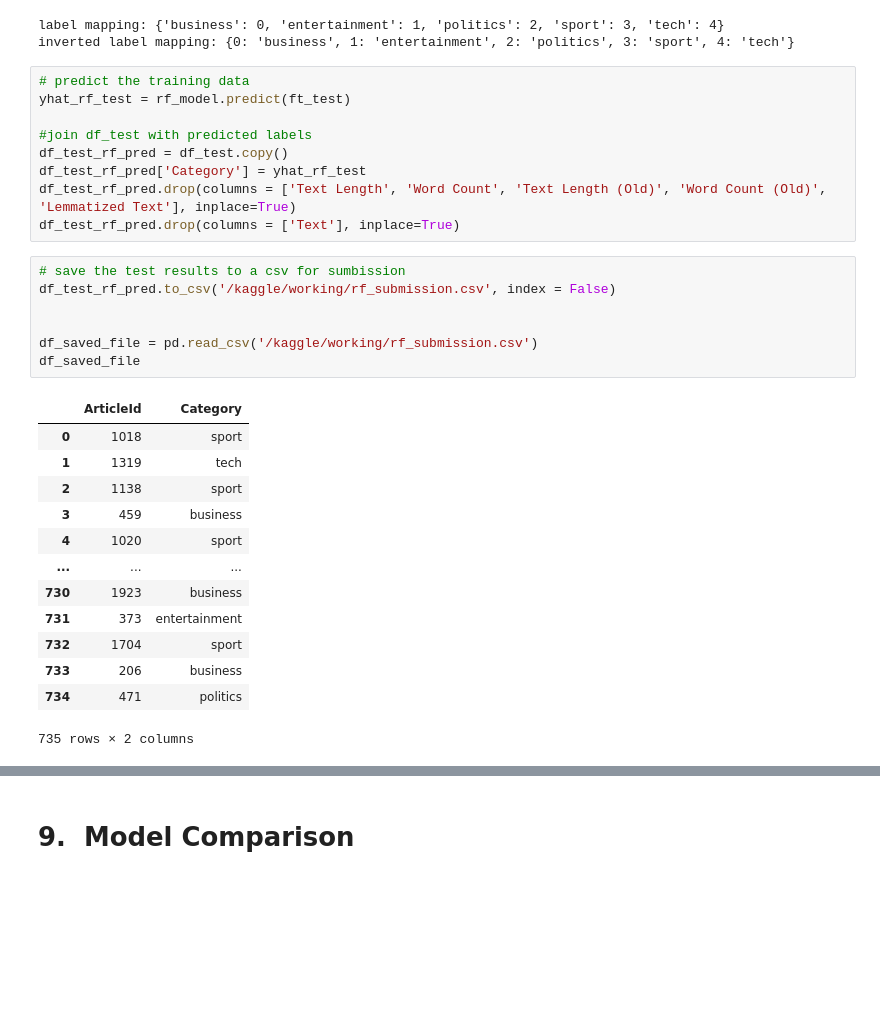
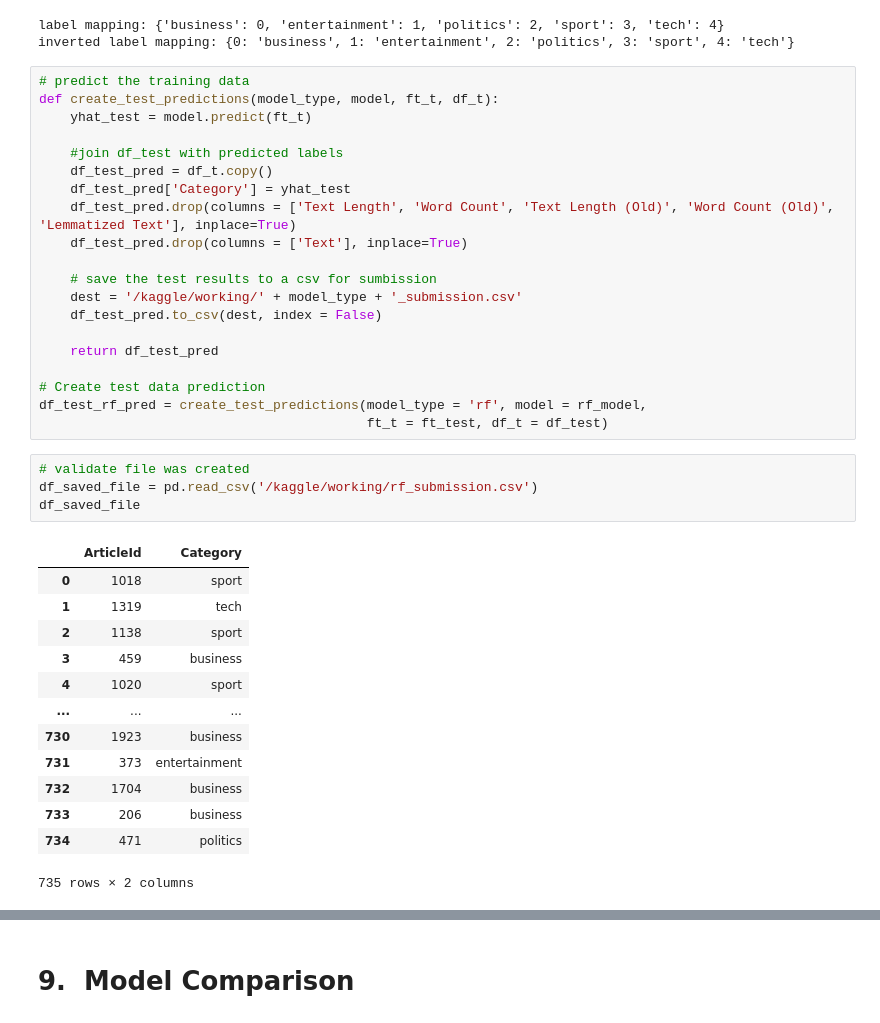
Before and after one commit to TOM-BOHN/MsDS-news-articles-categorization, a Jupyter notebook: news-articles-categorization.ipynb, the cells around one changed output, grey strips where cells are left out. Saved outputs shown, nothing was run; the diff lists cells and outputs as text; blank space fills up the shorter version.

```diff
--- a/news-articles-categorization.ipynb
+++ b/news-articles-categorization.ipynb
@@ -1105,31 +1101,39 @@ label mapping: {'business': 0, 'entertainment': 1, 'politics': 2, 'sport': 3, 't
 inverted label mapping: {0: 'business', 1: 'entertainment', 2: 'politics', 3: 'sport', 4: 'tech'}
 # %%
 # predict the training data
-yhat_rf_test = rf_model.predict(ft_test)
+def create_test_predictions(model_type, model, ft_t, df_t):
+    yhat_test = model.predict(ft_t)
 
-#join df_test with predicted labels
-df_test_rf_pred = df_test.copy()
-df_test_rf_pred['Category'] = yhat_rf_test
-df_test_rf_pred.drop(columns = ['Text Length', 'Word Count', 'Text Length (Old)', 'Word Count (Old)', 'Lemmatized Text'], inplace=True)
-df_test_rf_pred.drop(columns = ['Text'], inplace=True)
+    #join df_test with predicted labels
+    df_test_pred = df_t.copy()
+    df_test_pred['Category'] = yhat_test
+    df_test_pred.drop(columns = ['Text Length', 'Word Count', 'Text Length (Old)', 'Word Count (Old)', 'Lemmatized Text'], inplace=True)
+    df_test_pred.drop(columns = ['Text'], inplace=True)
+
+    # save the test results to a csv for sumbission
+    dest = '/kaggle/working/' + model_type + '_submission.csv'
+    df_test_pred.to_csv(dest, index = False)
+
+    return df_test_pred
+
+# Create test data prediction
+df_test_rf_pred = create_test_predictions(model_type = 'rf', model = rf_model,
+                                          ft_t = ft_test, df_t = df_test)
 # %%
-# save the test results to a csv for sumbission
-df_test_rf_pred.to_csv('/kaggle/working/rf_submission.csv', index = False)
-
-
+# validate file was created
 df_saved_file = pd.read_csv('/kaggle/working/rf_submission.csv')
 df_saved_file
 # %% [output]
 |  | ArticleId | Category |
 | 0 | 1018 | sport |
 | 1 | 1319 | tech |
 | 2 | 1138 | sport |
 | 3 | 459 | business |
 | 4 | 1020 | sport |
 | ... | ... | ... |
 | 730 | 1923 | business |
 | 731 | 373 | entertainment |
-| 732 | 1704 | sport |
+| 732 | 1704 | business |
 | 733 | 206 | business |
 | 734 | 471 | politics |
 735 rows × 2 columns
```
Also changed, not shown: parts of 8 cells of this notebook.
